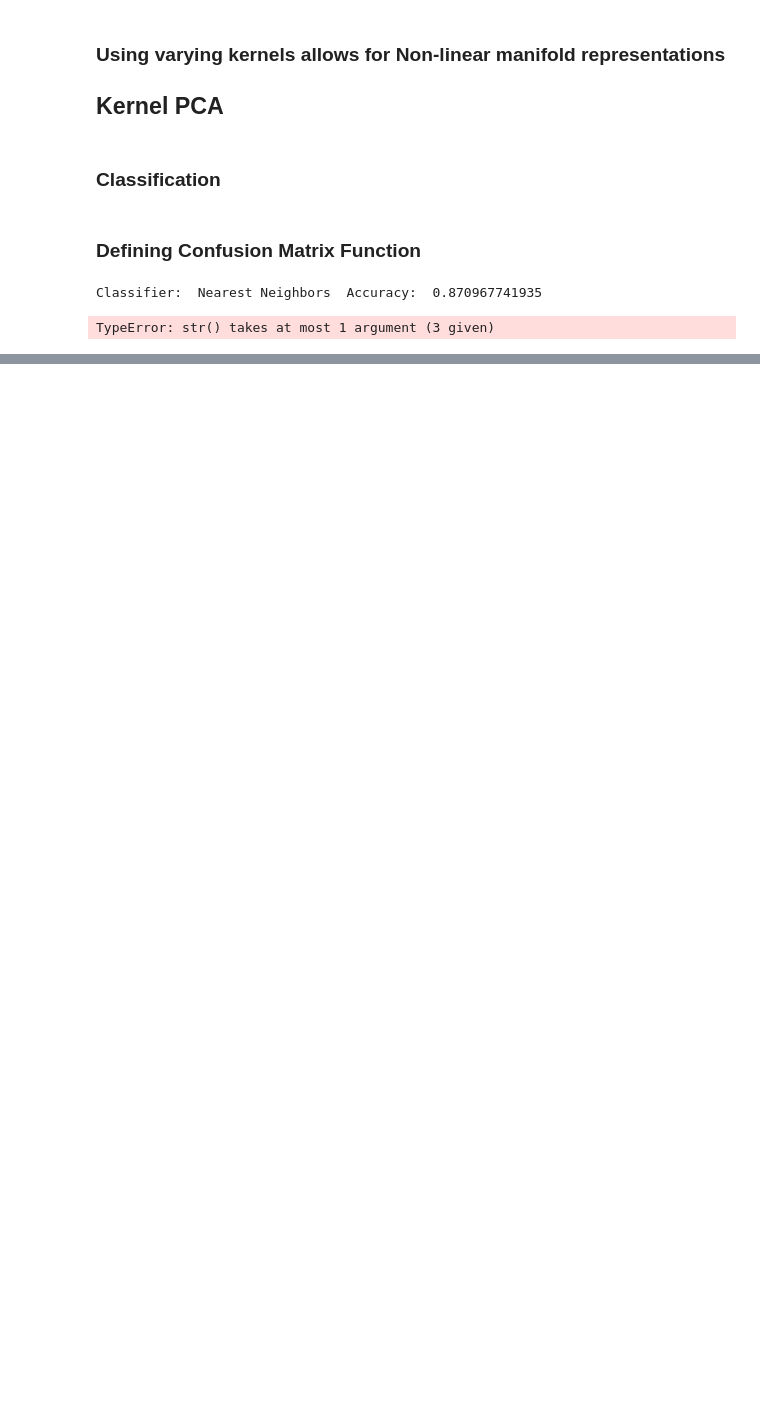
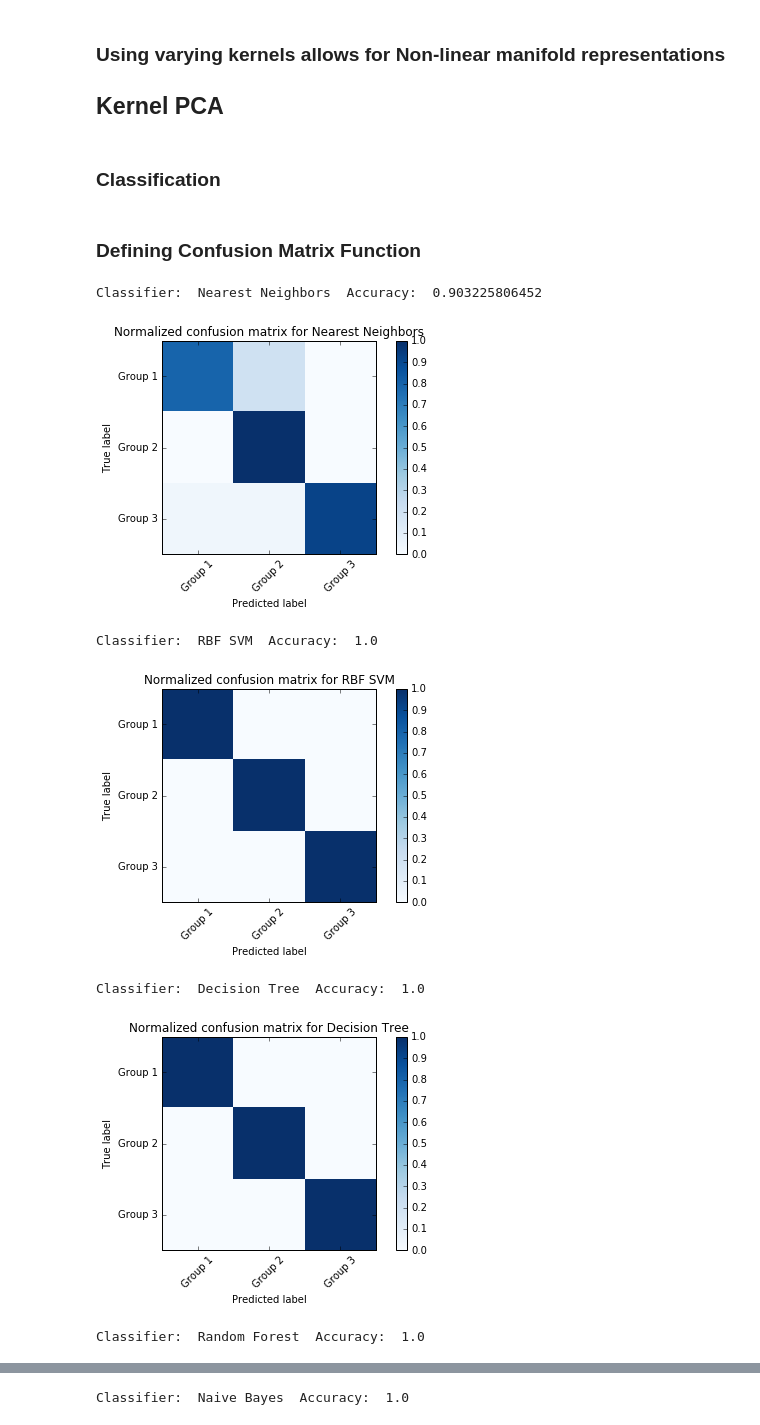
Before and after one commit to shikhar-srivastava/PhilipsHackabout, a Jupyter notebook: notebooks/PCA Visualization and Classification.ipynb, the cells around one changed output, grey strips where cells are left out. Cells and saved outputs as stored; diff of their text form; code cells hidden in the pictures; blank space fills up the shorter version.

```diff
--- a/notebooks/PCA Visualization and Classification.ipynb
+++ b/notebooks/PCA Visualization and Classification.ipynb
@@ -126,7 +128,7 @@ plt.show()
 class_labels_=np.array(['Group 1','Group 2','Group 3'])
 def plot_confusion_matrix(cm,name,title='Confusion matrix', cmap=plt.cm.Blues):
     plt.imshow(cm, interpolation='nearest', cmap=cmap)
-    plt.title(str(title,' for Classifier: ',name))
+    plt.title(title)
     plt.colorbar()
     tick_marks = np.arange(len(class_labels_))
     plt.xticks(tick_marks,class_labels_, rotation=45)
@@ -135,6 +137,7 @@ def plot_confusion_matrix(cm,name,title='Confusion matrix', cmap=plt.cm.Blues):
     plt.ylabel('True label')
     plt.xlabel('Predicted label')
 # %%
+%matplotlib inline
 import numpy as np
 import matplotlib.pyplot as plt
 from matplotlib.colors import ListedColormap
@@ -153,37 +156,42 @@ f = open(filename)
 f.readline()  # skip the header
 data =  np.loadtxt(fname = f, delimiter = ',',dtype='double')
 Y = data[:,0]
-X = data[:, 1:data.shape[1]-1]  # we only take the first two features.
+X = data[:, 1:data.shape[1]]  # we only take the first two features.
 names = ["Nearest Neighbors", "RBF SVM", "Decision Tree",
          "Random Forest", "Naive Bayes"]
 classifiers = [
     KNeighborsClassifier(),
     SVC(),
     DecisionTreeClassifier(),
     RandomForestClassifier(),
     GaussianNB()]
 
 mean = X.mean(axis=0)
 std = X.std(axis=0)
 X = (X - mean) / std
 # X= PCA(n_components=4).fit_transform(X)
 # preprocess dataset, split into training and test part
 # standardize
 
 X_train, X_test, y_train, y_test = train_test_split(X, Y, test_size=.3)
 
 # iterate over classifiers
 for name, clf in zip(names, classifiers):
     clf.fit(X_train, y_train)
     score = clf.score(X_test, y_test)
     y_predic=clf.predict(X_test)
     print 'Classifier: ',name,' Accuracy: ',score
     cm=confusion_matrix(y_test,y_predic)
     np.set_printoptions(precision=2)
     cm_normalized = cm.astype('float') / cm.sum(axis=1)[:, np.newaxis]
     plt.figure()
-    plot_confusion_matrix(cm_normalized,name,title='Normalized confusion matrix')
+    plot_confusion_matrix(cm_normalized,name,title='Normalized confusion matrix for '+name)
     plt.show()
 # %% [output]
-Classifier:  Nearest Neighbors  Accuracy:  0.870967741935
+Classifier:  Nearest Neighbors  Accuracy:  0.903225806452
+[figure, added]
-TypeError: str() takes at most 1 argument (3 given)
+Classifier:  RBF SVM  Accuracy:  1.0
+[figure, added]
+Classifier:  Decision Tree  Accuracy:  1.0
+[figure, added]
+Classifier:  Random Forest  Accuracy:  1.0
@@ -189,0 +199 @@ TypeError: str() takes at most 1 argument (3 given)
+Classifier:  Naive Bayes  Accuracy:  1.0
```
Also changed, not shown: parts of 6 cells of this notebook, 9 other files.
